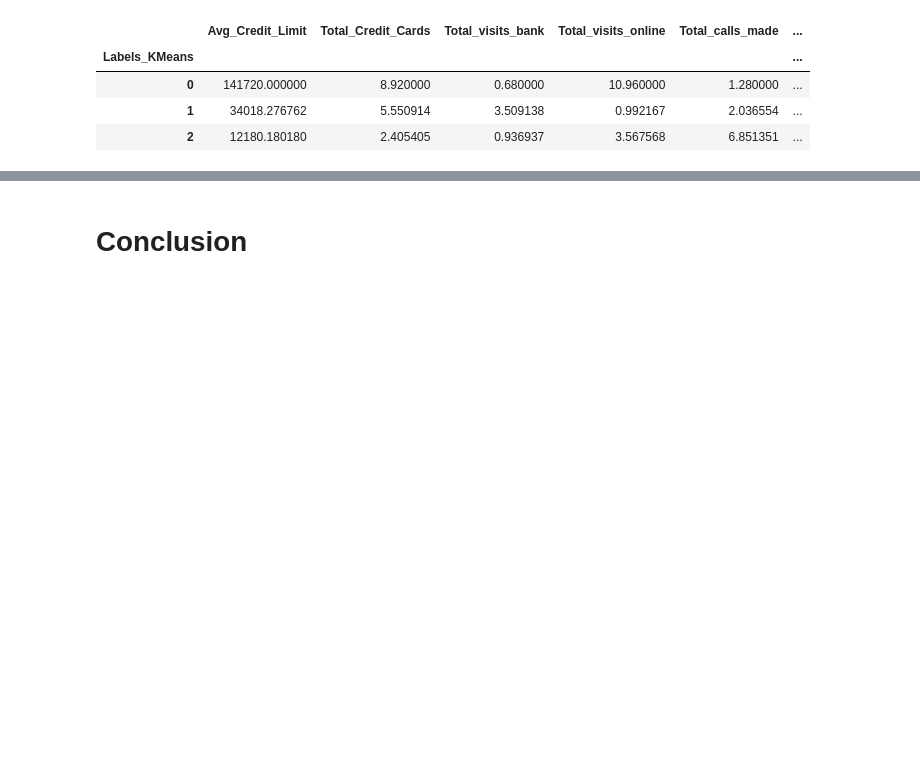
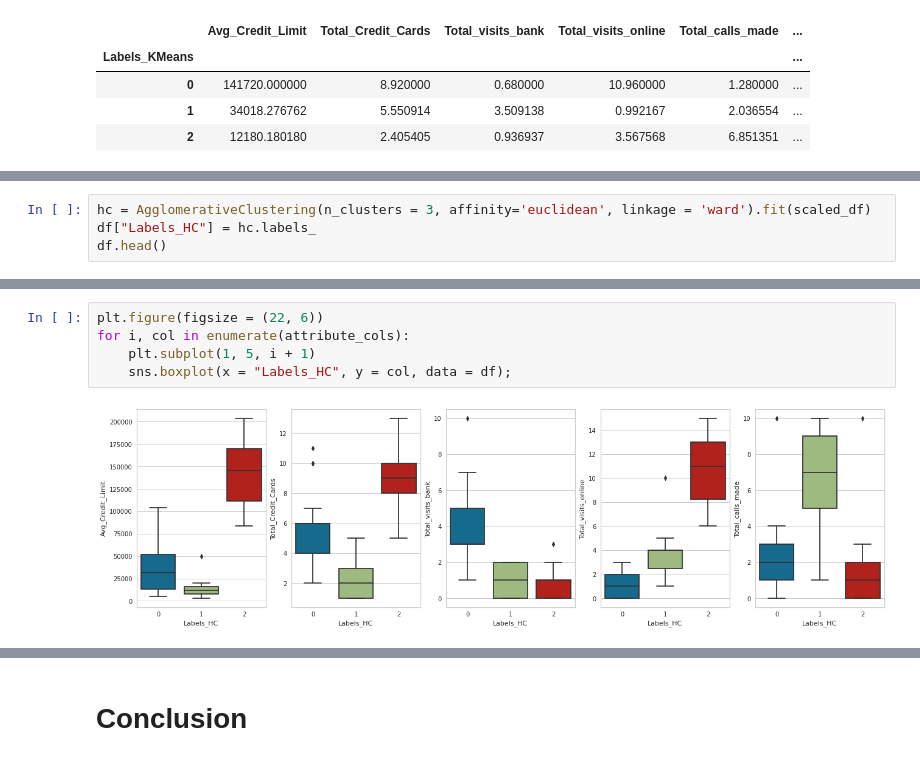
Before and after one commit to liangym2014/Data-science-and-machine-learning, a Jupyter notebook: 6.AllLife_Bank_Customer_Segmentation_Solution.ipynb, the cells around one changed output, grey strips where cells are left out. Saved outputs shown, nothing was run; the diff lists cells and outputs as text; blank space fills up the shorter version.

```diff
--- a/6.AllLife_Bank_Customer_Segmentation_Solution.ipynb
+++ b/6.AllLife_Bank_Customer_Segmentation_Solution.ipynb
@@ -354,0 +449,4 @@ for i, col in enumerate(attribute_cols):
+# %%
+hc = AgglomerativeClustering(n_clusters = 3, affinity='euclidean', linkage = 'ward').fit(scaled_df)
+df["Labels_HC"] = hc.labels_
+df.head()
@@ -354,0 +471,7 @@ for i, col in enumerate(attribute_cols):
+# %%
+plt.figure(figsize = (22, 6))
+for i, col in enumerate(attribute_cols):
+    plt.subplot(1, 5, i + 1)
+    sns.boxplot(x = "Labels_HC", y = col, data = df);
+# %% [output]
+[figure, added]
```
Also changed, not shown: parts of 23 cells of this notebook.
